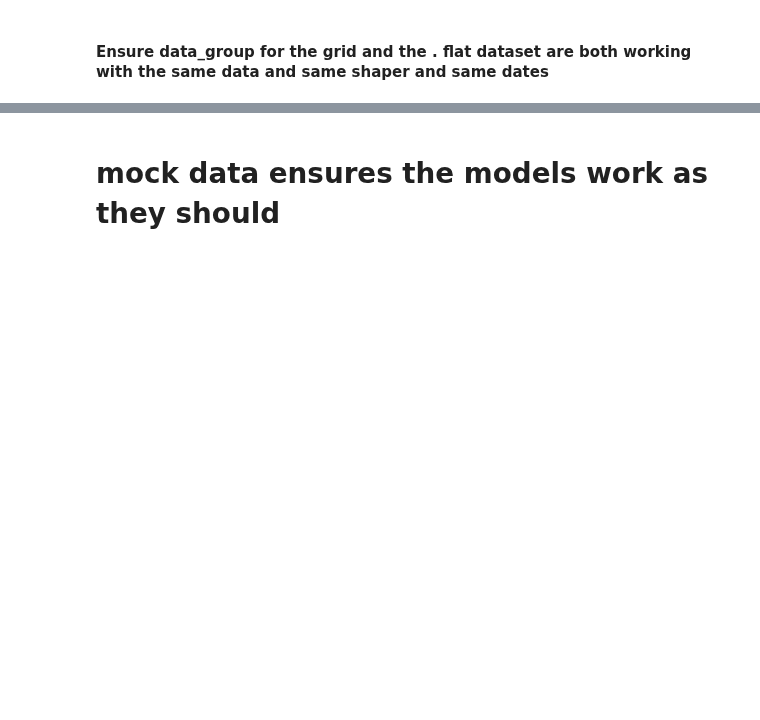
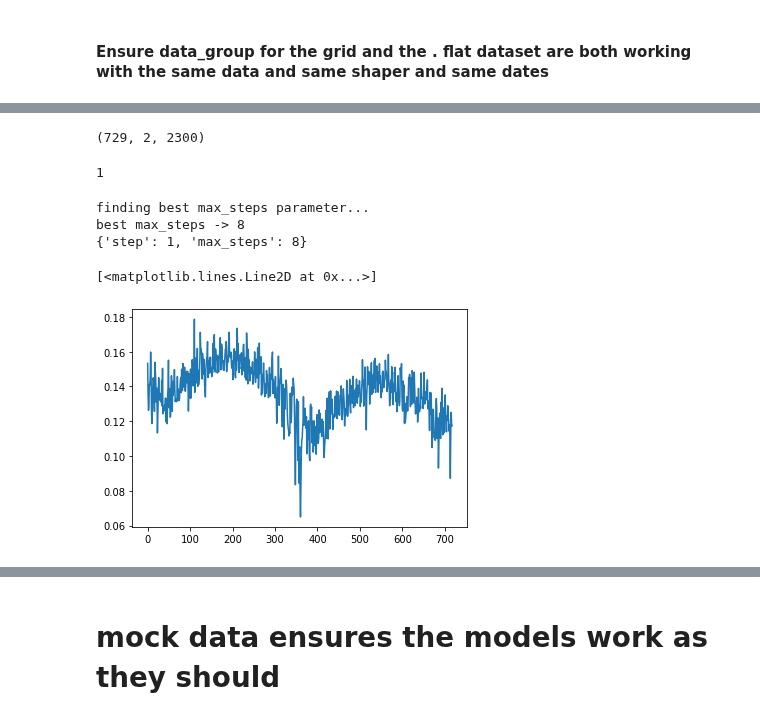
Before and after one commit to bernsblack/masters, a Jupyter notebook: notebook.ipynb, the cells around one changed output, grey strips where cells are left out. Saved outputs shown, nothing was run; the diff lists cells and outputs as text; code cells hidden in the pictures; blank space fills up the shorter version.

```diff
--- a/notebook.ipynb
+++ b/notebook.ipynb
@@ -59,0 +164,27 @@ grid_loaders = GridDataLoaders(data_group=grid_group, conf=conf)
+# %%
+flat_group.crimes.shape
+# %% [output]
+(729, 2, 2300)
+# %%
+# time step in this context is used for
+freqstr = flat_group.t_range.freqstr
+if freqstr == "H":
+    freqstr = "1H"
+time_step = int(24 / int(freqstr[:freqstr.find("H")]))
+time_step
+# %% [output]
+1
+# %%
+data = flat_group.crimes
+ha = HistoricAverage(step=time_step)
+ha.fit(data)
+print(ha.__dict__)
+# %% [output]
+finding best max_steps parameter...
+best max_steps -> 8
+{'step': 1, 'max_steps': 8}
+# %%
+plt.plot(inpt.mean(-1)[10:1000])
+# %% [output]
+[<matplotlib.lines.Line2D at 0x...>]
+[figure, added]
```
Also changed, not shown: parts of 11 cells of this notebook, 8 other files.
